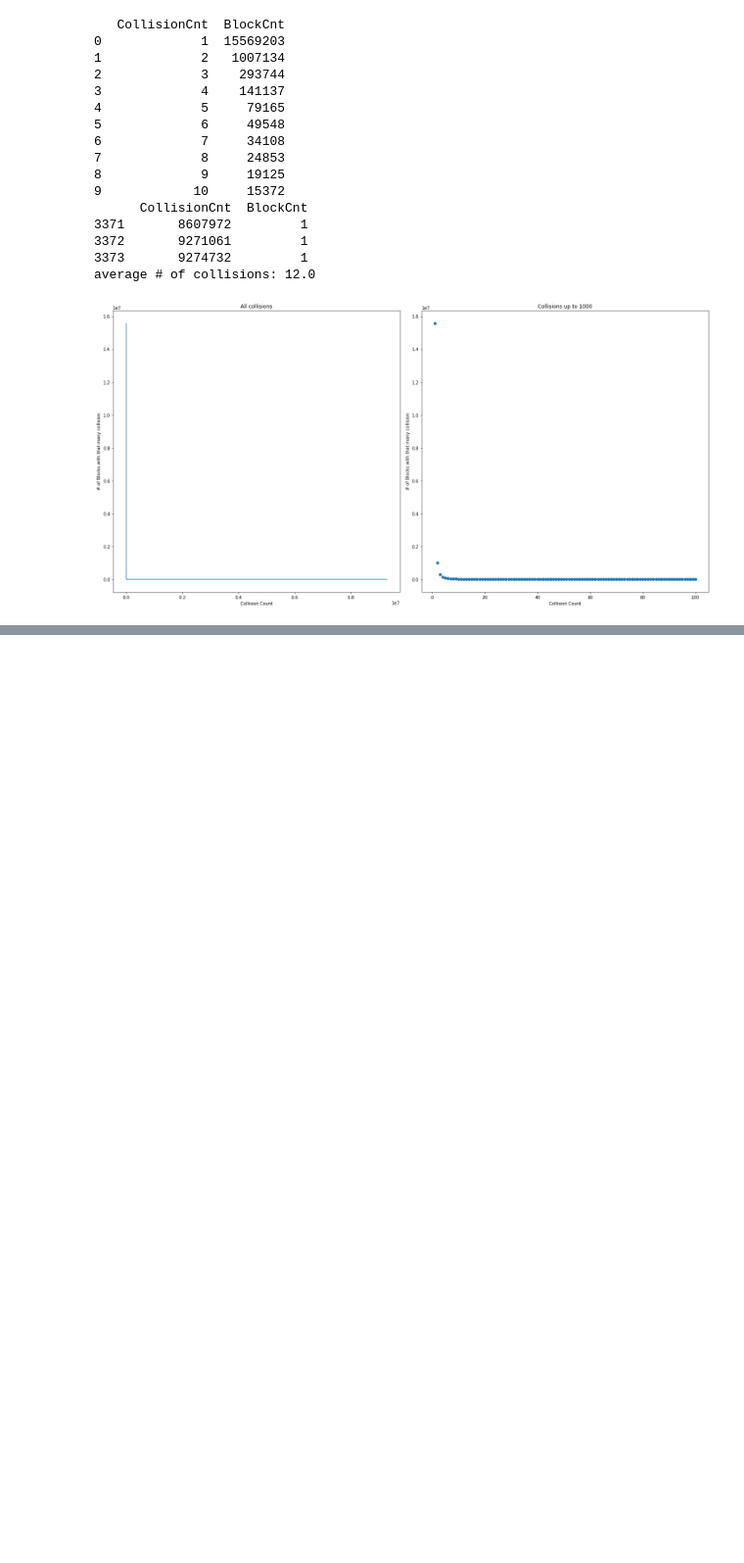
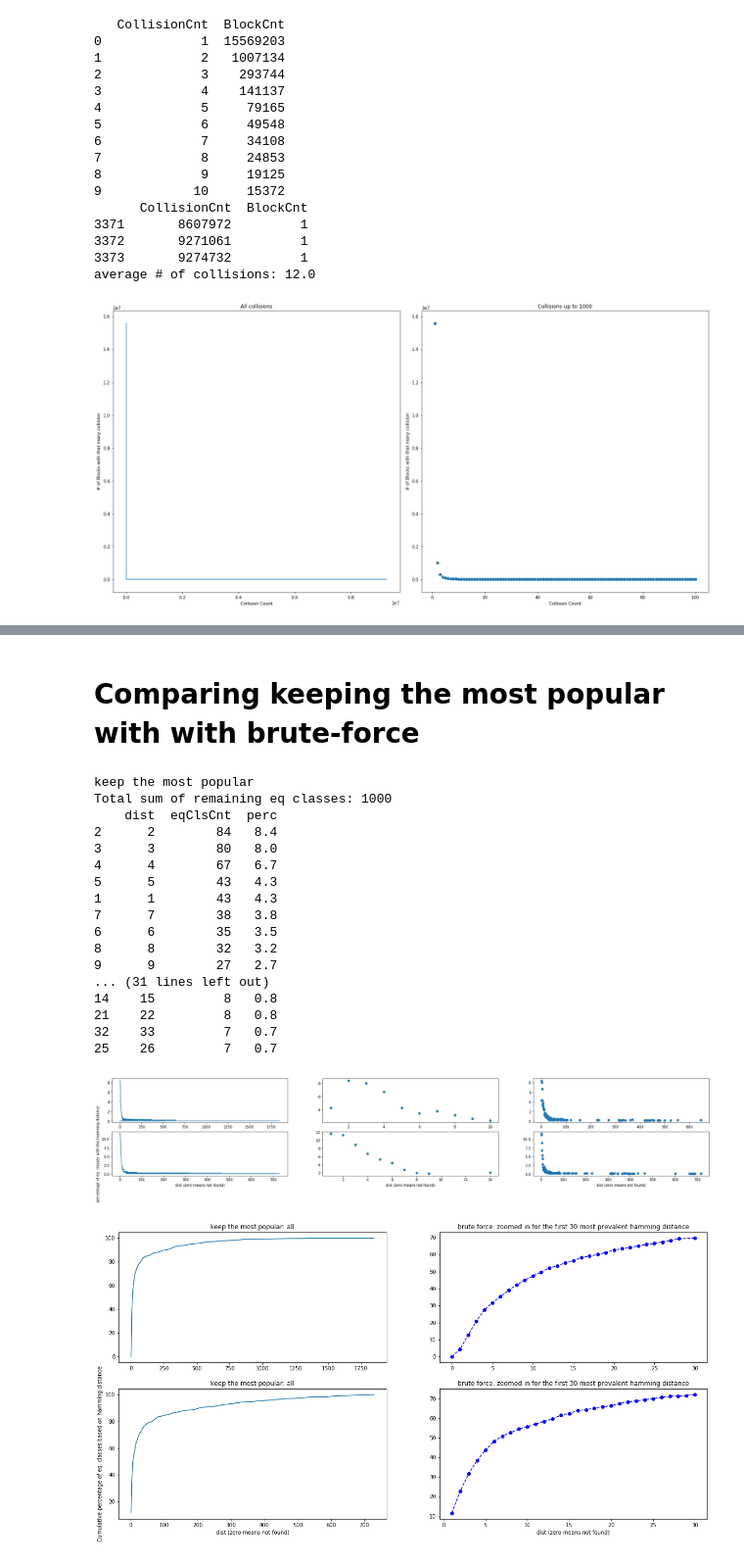
Before and after one commit to fataltes/quickNBs, a Jupyter notebook: mantis.ipynb, the cells around one changed output, grey strips where cells are left out. Shown at 98% size. Cells and saved outputs as stored; diff of their text form; code cells hidden in the pictures; blank space fills up the shorter version.

Commit message:
tried both brute-force and keep all instead of just the most popular.

```diff
--- a/mantis.ipynb
+++ b/mantis.ipynb
@@ -75,24 +75,26 @@ drawing the plots for hash-based clustering and distance distribution
 # %% [markdown]
 # 2.1) Distance Distribution
 # %%
-def hashBasedClusteringStat(file_name, file_name2):
+def hashBasedClusteringStat(file_name, file_name2, title1, title2):
     ## random keeping
-    print("keep one bv randomly")
+    #print("keep one bv randomly")
+    print(title1)
     df = pd.read_csv(file_name, sep=" ", header=None, names=['dist', 'eqClsCnt'])
     eqCntSum = df.sum()['eqClsCnt']
     print('Total sum of remaining eq classes: {}'.format(eqCntSum))
     df['perc'] = round(df['eqClsCnt']*100/eqCntSum, 2)
     df = df.sort_values('eqClsCnt', ascending=0)
-    print(df.head(10))
+    print(df.head(20))
 
     ## most popular
-    print("\nKeep the most popular bv")
+    #print("\nKeep the most popular bv")
+    print('\n'+title2)
     popdf = pd.read_csv(file_name2, sep=" ", header=None, names=['dist', 'eqClsCnt'])
     eqCntSum = popdf.sum()['eqClsCnt']
     print('Total sum of remaining eq classes: {}'.format(eqCntSum))
     popdf['perc'] = round(popdf['eqClsCnt']*100/eqCntSum, 2)
     popdf = popdf.sort_values('eqClsCnt', ascending=0)
-    print(popdf.head(10))
+    print(popdf.head(20))
 
     plt.figure(figsize=(30, 5))
     # the complete distribution
@@ -134,21 +136,22 @@ def hashBasedClusteringStat(file_name, file_name2):
     plt.figure(figsize=(20, 10))
     plt.subplot(221)
     plt.plot(editDistSorted.dist, editDistSorted.cum)
-    plt.title('Keep One Randomly: all')
+    plt.title(title1+': all')#'Keep One Randomly: all')
 
     plt.subplot(222)
     plt.plot(editDistSorted.dist[:30], editDistSorted.cum[:30], '--bo')
-    plt.title('Keep One Randomly: zoomed in for the first 30 most prevalent hamming distance')
-
+    plt.title(title2+': zoomed in for the first 30 most prevalent hamming distance')
+    #Keep One Randomly
     plt.subplot(223)
     plt.plot(popeditDistSorted.dist, popeditDistSorted.cum)
-    plt.title('Keep Most Popular: all')
+    #plt.title('Keep Most Popular: all')
+    plt.title(title1+': all')
     plt.xlabel('dist (zero means not found)')
     plt.ylabel('Cumulative percentage of eq. classes based on hamming distance')
 
     plt.subplot(224)
     plt.plot(popeditDistSorted.dist[:30], popeditDistSorted.cum[:30], '--bo')
-    plt.title('Keep Most Popular: zoomed in for the first 30 most prevalent hamming distance')
+    plt.title(title2+': zoomed in for the first 30 most prevalent hamming distance')
     plt.xlabel('dist (zero means not found)')
 # %% [markdown]
 ## 500k
@@ -337,2 +340,29 @@ Total sum of remaining eq classes: 1000
 [figure]
 [figure]
+# %% [markdown]
+# Comparing keeping the most popular with with brute-force
+# %%
+hashBasedClusteringStat('/home/fatemeh/projects/mantis/mostPop-hash-clustering-500k-1000.dist',
+                       '/home/fatemeh/projects/mantis/bf-500000-1000.dist',
+                       'keep the most popular',
+                       'brute force')
+# %% [output]
+keep the most popular
+Total sum of remaining eq classes: 1000
+    dist  eqClsCnt  perc
+2      2        84   8.4
+3      3        80   8.0
+4      4        67   6.7
+5      5        43   4.3
+1      1        43   4.3
+7      7        38   3.8
+6      6        35   3.5
+8      8        32   3.2
+9      9        27   2.7
+... (31 lines left out)
+14    15         8   0.8
+21    22         8   0.8
+32    33         7   0.7
+25    26         7   0.7
+[figure, added]
+[figure, added]
```
Also changed, not shown: parts of 2 cells of this notebook.
